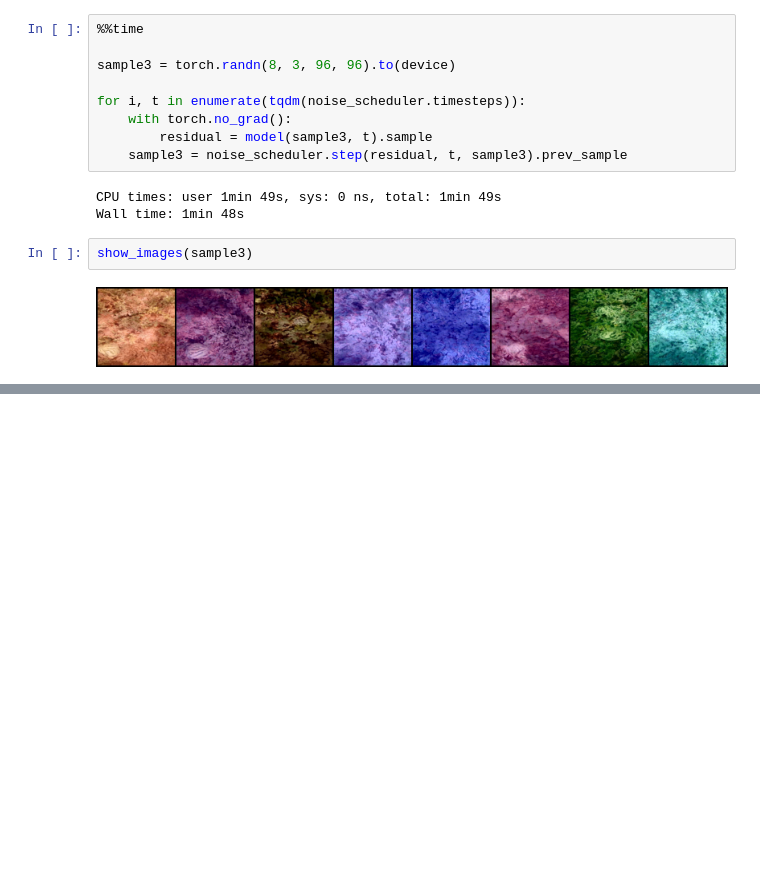
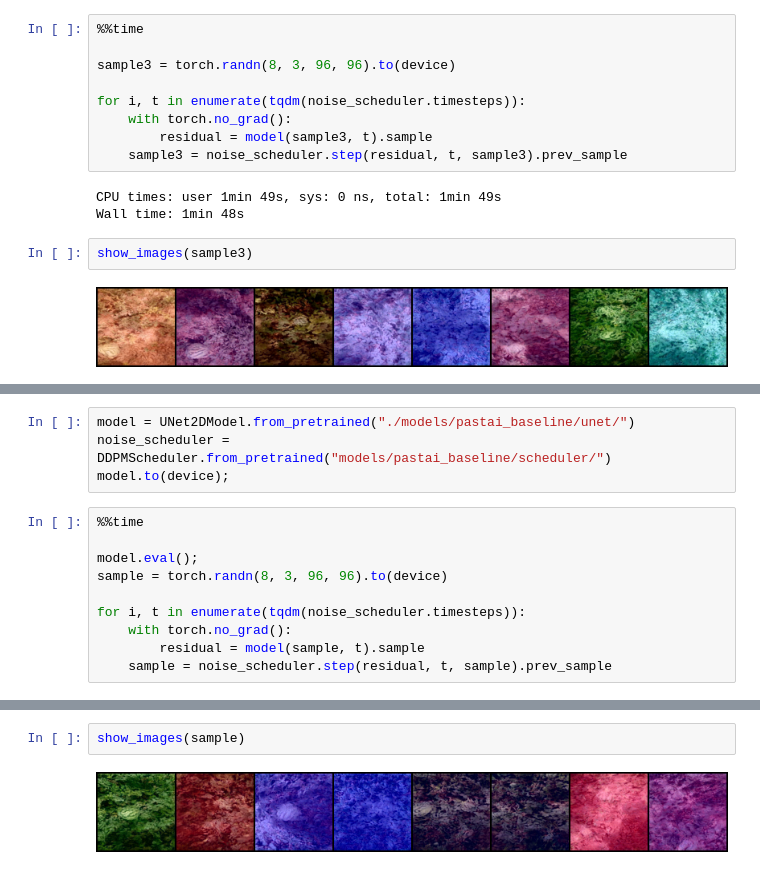
Before and after one commit to AlkaSaliss/diffuse-all-the-things, a Jupyter notebook: huggingface_course/unit1/diffusers-lib.ipynb, the cells around one changed output, grey strips where cells are left out. Saved outputs shown, nothing was run; the diff lists cells and outputs as text; blank space fills up the shorter version.

```diff
--- a/huggingface_course/unit1/diffusers-lib.ipynb
+++ b/huggingface_course/unit1/diffusers-lib.ipynb
@@ -276,0 +304,14 @@ show_images(sample3)
+# %%
+model = UNet2DModel.from_pretrained("./models/pastai_baseline/unet/")
+noise_scheduler = DDPMScheduler.from_pretrained("models/pastai_baseline/scheduler/")
+model.to(device);
+# %%
+%%time
+
+model.eval();
+sample = torch.randn(8, 3, 96, 96).to(device)
+
+for i, t in enumerate(tqdm(noise_scheduler.timesteps)):
+    with torch.no_grad():
+        residual = model(sample, t).sample
+    sample = noise_scheduler.step(residual, t, sample).prev_sample
@@ -276,0 +321,4 @@ show_images(sample3)
+# %%
+show_images(sample)
+# %% [output]
+[figure, added]
```
Also changed, not shown: parts of 5 cells of this notebook, 1 other file.
